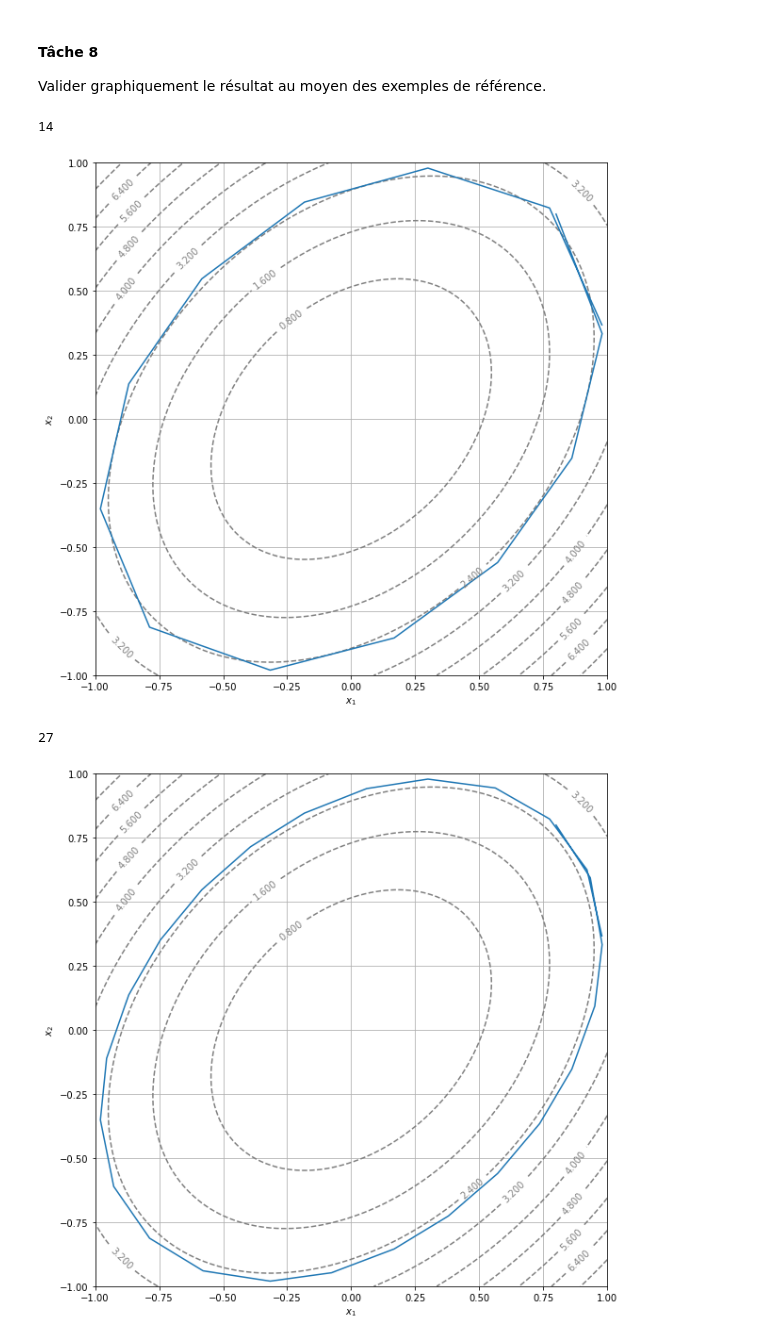
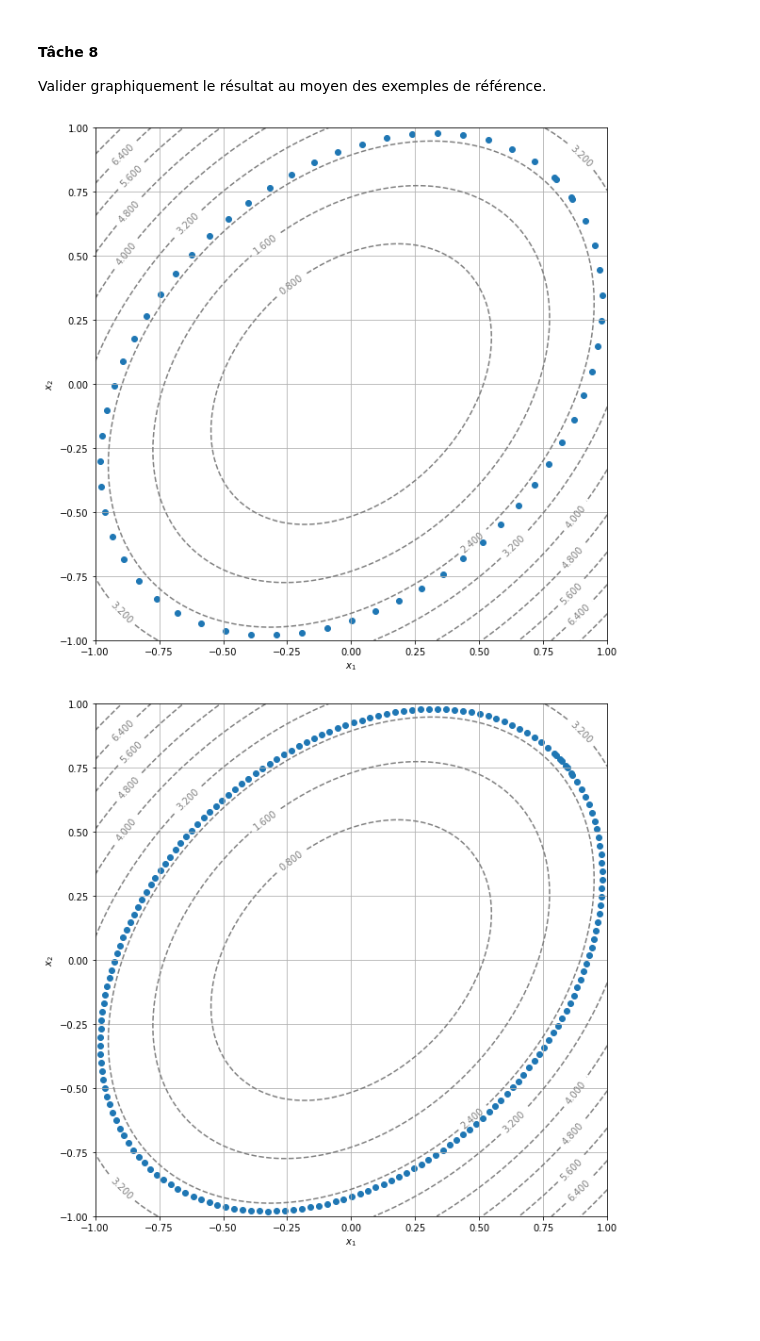
Before and after one commit to sophian-a/projet-calcul-diff, a Jupyter notebook: Akkari-Blanchiet.ipynb, the cells around one changed output. Cells and saved outputs as stored; diff of their text form; code cells hidden in the pictures; blank space fills up the shorter version.

```diff
--- a/Akkari-Blanchiet.ipynb
+++ b/Akkari-Blanchiet.ipynb
@@ -649,3 +592,35 @@ def level_curve_3(f, x0, y0, delta=0.1, eps=eps, oversampling=1):
+# %%
+def level_curve_3(f, x0, y0, delta=0.1, eps=eps, oversampling=1):
+    L=[[x0,y0]] #on utilise une liste pour pouvoir modifier la taille
+    c=f(x0,y0)
+    x,y=x0,y0
+    def F(x,y):
+        return np.array([f(x,y)-c, (x-x0)**2 + (y-y0)**2 - delta**2])
+    #Pour faire fonctionner la boucle while, on doit d'abord faire trois itérations
+    for i in range(3) :
+        gr=grad(f)(x0,y0)
+        gr_delta=(delta/norm(gr))*gr
+        vect=rot_right(gr_delta)
+        a0 = np.array([x0,y0])
+        x,y = a0 + vect
+        x,y = Newton(F, x, y)
+        for j in range(oversampling):
+            L.append(gamma((j+1)/oversampling,a0,np.array([x,y]),rot_right(gr),rot_right(grad(f)(x,y))))
+        x0,y0=x,y
+    k=3*oversampling
+    #On ne teste que les segments dont les extrémités ont été créés par la méthode de Newton  (donc pas ceux créés grâce à gamma)
+    while seg_inter(L[0][0],L[0][1],L[oversampling][0],L[oversampling][1],L[k-oversampling][0],L[k-oversampling][1],L[k][0],L[k][1])==False:
+        gr=grad(f)(x0,y0)
+        gr_delta=(delta/norm(gr))*gr
+        vect=rot_right(gr_delta)
+        a0 = np.array([x0,y0])
+        x,y = a0 + vect
+        x,y = Newton(F, x, y)
+        for j in range(oversampling):
+            L.append(gamma((j+1)/oversampling,a0,np.array([x,y]),rot_right(gr),rot_right(grad(f)(x,y))))
+        x0,y0=x,y
+        k+=oversampling
+    return np.transpose(np.array(L))
 # %% [markdown]
 #### Tâche 8
 
@@ -653,25 +628,22 @@ Valider graphiquement le résultat au moyen des exemples de référence.
 # %%
 def level_curve_graph_3(f, x0, y0, a, b, delta=.1, eps=eps, oversampling=1):
     T=level_curve_3(f,x0,y0,delta,eps,oversampling)
     Lx,Ly=[],[]
     for point in T[0]:
         Lx.append(point)
     for point in T[1]:
         Ly.append(point)
-    print(len(Lx))
     display_contour(
         f,
         x=np.linspace(a, b, 100),
         y=np.linspace(a, b, 100),
         levels=10
     )
-    plt.plot(Lx,Ly)
+    plt.scatter(Lx,Ly)
     plt.show()
 
-level_curve_graph_3(f1,.8,.8,-1.0,1.0,.5,.00001,1)
-level_curve_graph_3(f1,.8,.8,-1.0,1.0,.5,.00001,2)
+level_curve_graph_3(f1,.8,.8,-1.0,1.0,.1,.00001,1)
+level_curve_graph_3(f1,.8,.8,-1.0,1.0,.1,.00001,3)
 # %% [output]
-14
-[figure, old version]
+[figure, new version]
-27
-[figure, old version]
+[figure, new version]
```
Also changed, not shown: parts of 4 cells of this notebook.
